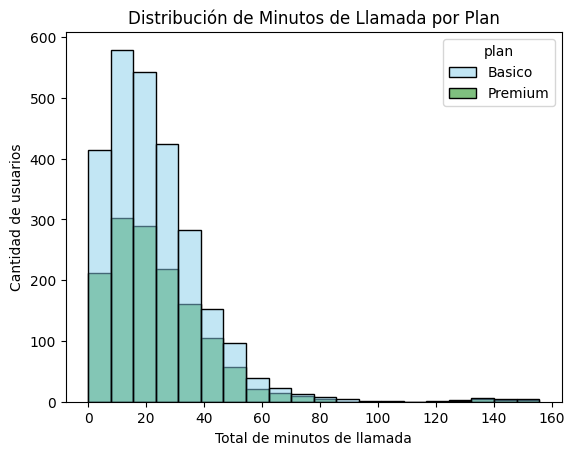
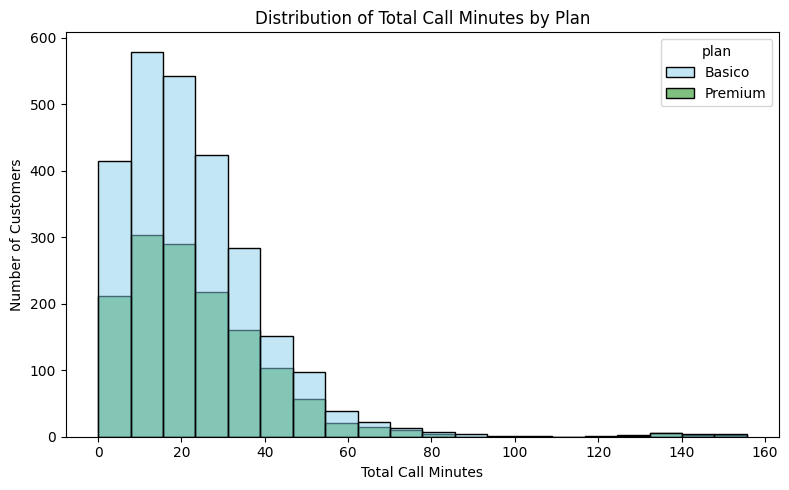
Unified diff of the notebook cell whose output changed from the first chart to the second:
--- before
+++ after
@@ -1,3 +1,4 @@
-# Histograma para visualizar la cant_minutos_llamada
+plt.figure(figsize=(8,5))
+
 sns.histplot(
     data=user_profile,
@@ -7,6 +8,9 @@
     bins=20
 )
-plt.title("Distribución de Minutos de Llamada por Plan")
-plt.xlabel("Total de minutos de llamada")
-plt.ylabel("Cantidad de usuarios")
+
+plt.title("Distribution of Total Call Minutes by Plan")
+plt.xlabel("Total Call Minutes")
+plt.ylabel("Number of Customers")
+
+plt.tight_layout()
 plt.show()

Commit: Se creó con Colab